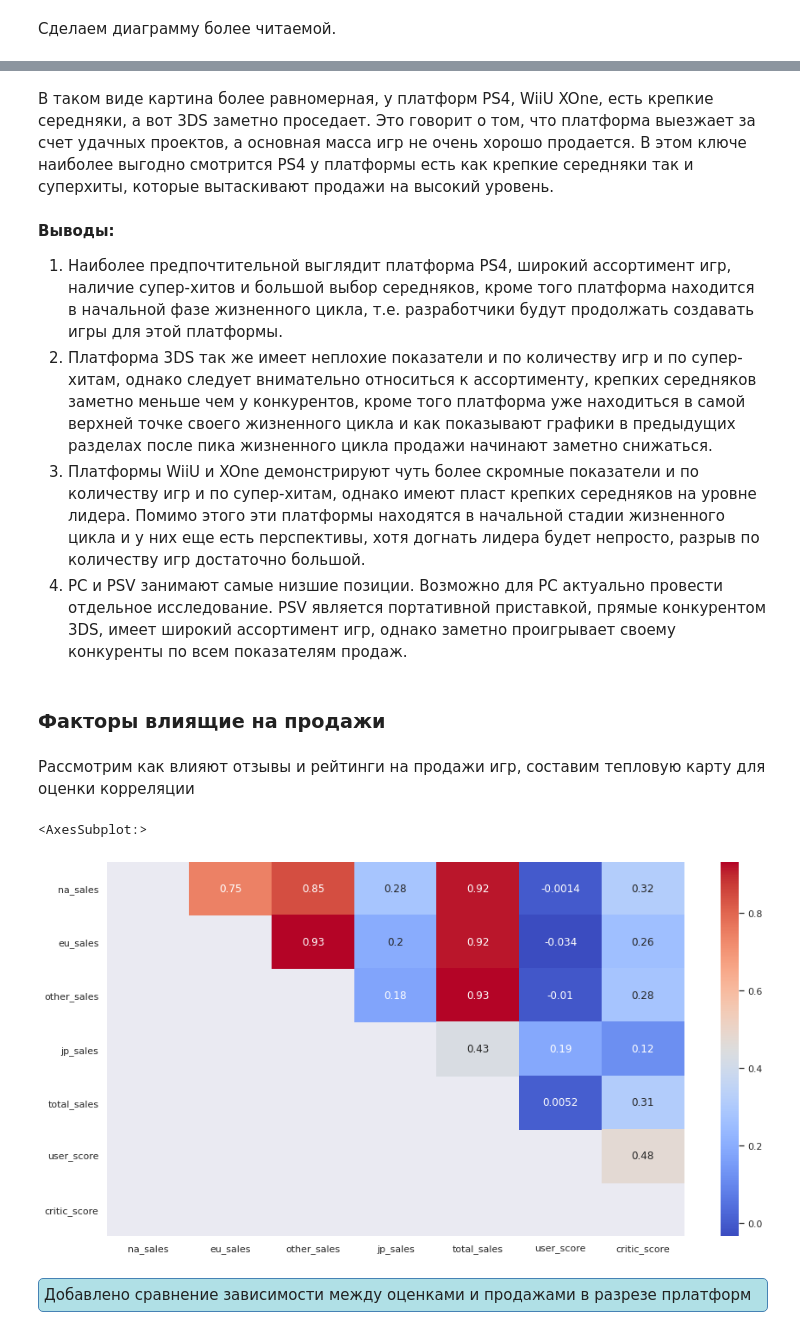
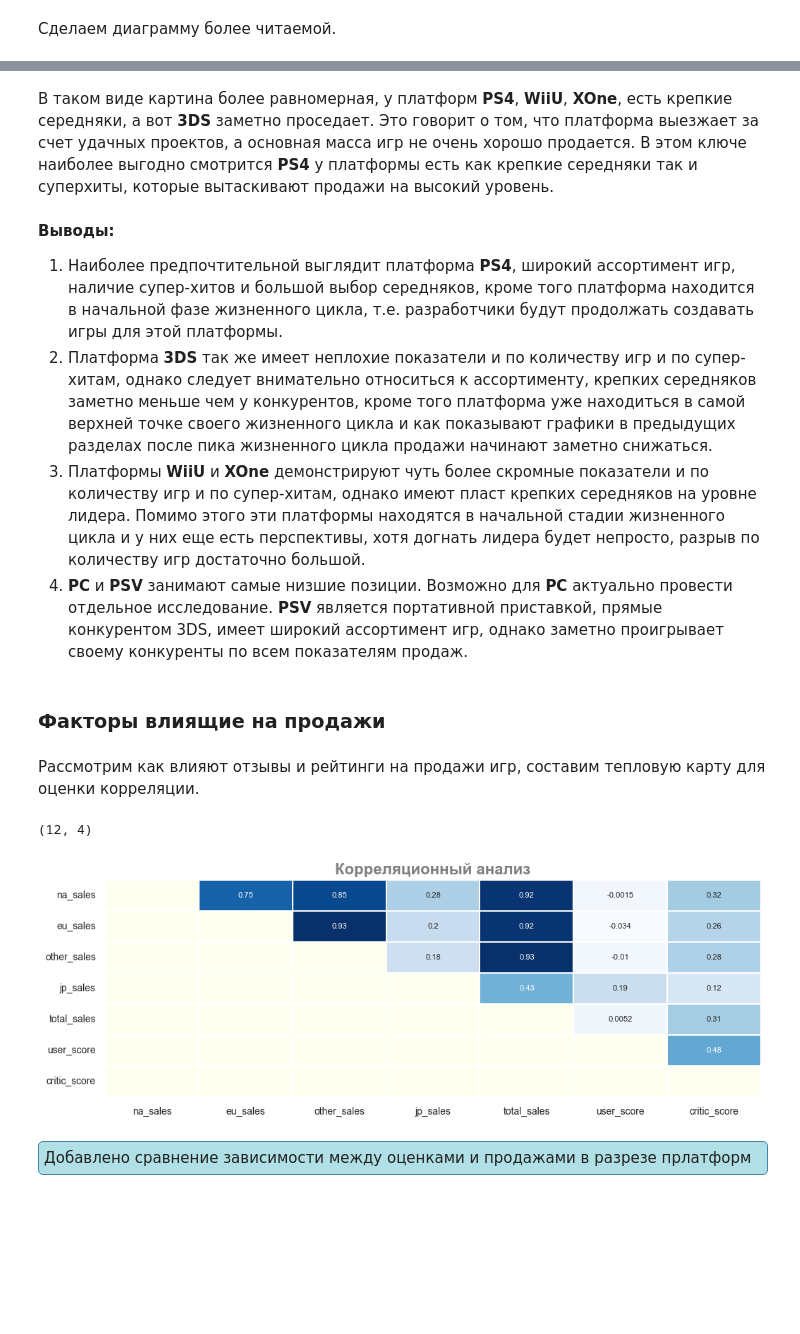
Before and after one commit to SuvorinSergey/ya_practicum_data_science, a Jupyter notebook: games/games.ipynb, the cells around one changed output, grey strips where cells are left out. Saved outputs shown, nothing was run; the diff lists cells and outputs as text; code cells hidden in the pictures; blank space fills up the shorter version.

Commit message:
Games update graphics, real_estate update graphics

```diff
--- a/games/games.ipynb
+++ b/games/games.ipynb
@@ -1153,0 +1038,3 @@ ax.map_dataframe(sns.lineplot, x = 'year_of_release', y='total_sales', ci=None,
+# %%
+# Создаем список с координатами плиток
+tile_coordinates = [[h, v] for h in range(h_size) for v in range(v_size)]
@@ -1234,0 +1147,24 @@ g = actual_data.boxplot(column='total_sales', by='platform', figsize=(20, 10))
+# %%
+# Задаем параметры объекта для построения графиков
+graph_set['figure.figsize'] = (width, height * 1.5)
+sns.set(rc=graph_set)
+
+# Рисуем график
+ax = sns.boxplot(actual_data,
+                    y='total_sales',
+                    x='platform',
+                    palette='Blues',
+                    boxprops={'alpha':.75},
+                    flierprops={'markerfacecolor':'tab:blue',
+                                'marker': 'o',
+                                'markersize': 6,
+                                'alpha': 0.3},
+                    linewidth=.5,
+                    width=.5)
+
+# Настраиваем параметры
+ax.set_title('Распределение продаж по платформам', fontdict=fd_16)
+ax.tick_params(axis='both', labelsize=10)
+# ax.tick_params(axis='x', rotation=30)
+ax.set_ylabel('Количество, млн.копий', fontdict=fd_10)
+ax.set_xlabel('Платформа', fontdict=fd_10) ;
@@ -1274,31 +1206,46 @@ g.set(ylim=(0, 1))
 # %% [markdown]
-В таком виде картина более равномерная, у платформ PS4, WiiU XOne, есть крепкие середняки, а вот 3DS заметно проседает. Это говорит о том, что платформа выезжает за счет удачных проектов, а основная масса игр не очень хорошо продается. В этом ключе наиболее выгодно смотрится PS4 у платформы есть как крепкие середняки так и суперхиты, которые вытаскивают продажи на высокий уровень.
+В таком виде картина более равномерная, у платформ **PS4**, **WiiU**, **XOne**, есть крепкие середняки, а вот **3DS** заметно проседает. Это говорит о том, что платформа выезжает за счет удачных проектов, а основная масса игр не очень хорошо продается. В этом ключе наиболее выгодно смотрится **PS4** у платформы есть как крепкие середняки так и суперхиты, которые вытаскивают продажи на высокий уровень.
 # %% [markdown]
 **Выводы:**
-1. Наиболее предпочтительной выглядит платформа PS4, широкий ассортимент игр, наличие супер-хитов и большой выбор середняков, кроме того платформа находится в начальной фазе жизненного цикла, т.е. разработчики будут продолжать создавать игры для этой платформы.
-2. Платформа 3DS так же имеет неплохие показатели и по количеству игр и по супер-хитам, однако следует внимательно относиться к ассортименту, крепких середняков заметно меньше чем у конкурентов, кроме того платформа уже находиться в самой верхней точке своего жизненного цикла и как показывают графики в предыдущих разделах после пика жизненного цикла продажи начинают заметно снижаться.
-3. Платформы WiiU и XOne демонстрируют чуть более скромные показатели и по количеству игр и по супер-хитам, однако имеют пласт крепких середняков на уровне лидера. Помимо этого эти платформы находятся в начальной стадии жизненного цикла и у них еще есть перспективы, хотя догнать лидера будет непросто, разрыв по количеству игр достаточно большой.
-4. PC и PSV занимают самые низшие позиции. Возможно для PC актуально провести отдельное исследование. PSV является портативной приставкой, прямые конкурентом 3DS, имеет широкий ассортимент игр, однако заметно проигрывает своему конкуренты по всем показателям продаж.
+1. Наиболее предпочтительной выглядит платформа **PS4**, широкий ассортимент игр, наличие супер-хитов и большой выбор середняков, кроме того платформа находится в начальной фазе жизненного цикла, т.е. разработчики будут продолжать создавать игры для этой платформы.
+2. Платформа **3DS** так же имеет неплохие показатели и по количеству игр и по супер-хитам, однако следует внимательно относиться к ассортименту, крепких середняков заметно меньше чем у конкурентов, кроме того платформа уже находиться в самой верхней точке своего жизненного цикла и как показывают графики в предыдущих разделах после пика жизненного цикла продажи начинают заметно снижаться.
+3. Платформы **WiiU** и **XOne** демонстрируют чуть более скромные показатели и по количеству игр и по супер-хитам, однако имеют пласт крепких середняков на уровне лидера. Помимо этого эти платформы находятся в начальной стадии жизненного цикла и у них еще есть перспективы, хотя догнать лидера будет непросто, разрыв по количеству игр достаточно большой.
+4. **PC** и **PSV** занимают самые низшие позиции. Возможно для **PC** актуально провести отдельное исследование. **PSV** является портативной приставкой, прямые конкурентом 3DS, имеет широкий ассортимент игр, однако заметно проигрывает своему конкуренты по всем показателям продаж.
 # %% [markdown]
 ### Факторы влиящие на продажи
 # %% [markdown]
-Рассмотрим как влияют отзывы и рейтинги на продажи игр, составим тепловую карту для оценки корреляции
+Рассмотрим как влияют отзывы и рейтинги на продажи игр, составим тепловую карту для оценки корреляции.
+# %%
+width, height
+# %% [output]
+(12, 4)
 # %%
-# устанавливаем размер тепловой карты
-sns.set(rc = {'figure.figsize':(15,8)})
+# Задаем параметры объекта для построения графиков
+graph_set['figure.figsize'] = (width, height)
+sns.set(rc=graph_set)
 
 # Для построения тепловой карты подготовим срез
 actual_data_heat = actual_data[['na_sales', 'eu_sales', 'other_sales', 'jp_sales',
                                 'total_sales', 'user_score', 'critic_score']]
 
 # Выбираем верхний треугольник матрицы
 triangle = np.tril(actual_data_heat.corr())
 
 # Строим тепловую карту корреляционной матрицы
-sns.heatmap(actual_data_heat.corr(), annot=True, cmap='coolwarm', mask=triangle)
+ax = sns.heatmap(actual_data_heat.corr(),
+                 annot=True,
+                 cmap='Blues',
+                 mask=triangle,
+                 annot_kws={'fontsize':8},
+                 linewidth =.2,
+                 cbar=False)
+
+# Настраиваем параметры
+ax.set_title('Корреляционный анализ', fontdict=fd_16)
+ax.tick_params(axis='both', labelsize=10)
+ax.grid(False) ;
 # %% [output]
-<AxesSubplot:>
-[figure, old version]
+[figure, new version]
 # %% [markdown]
 <div style="background: #B0E0E6; padding: 5px; border: 1px solid SteelBlue; border-radius: 5px;">
     <font color='4682B4'>Добавлено сравнение зависимости между оценками и продажами в разрезе прлатформ</font>
```
Also changed, not shown: parts of 122 cells of this notebook, 1 other file.
